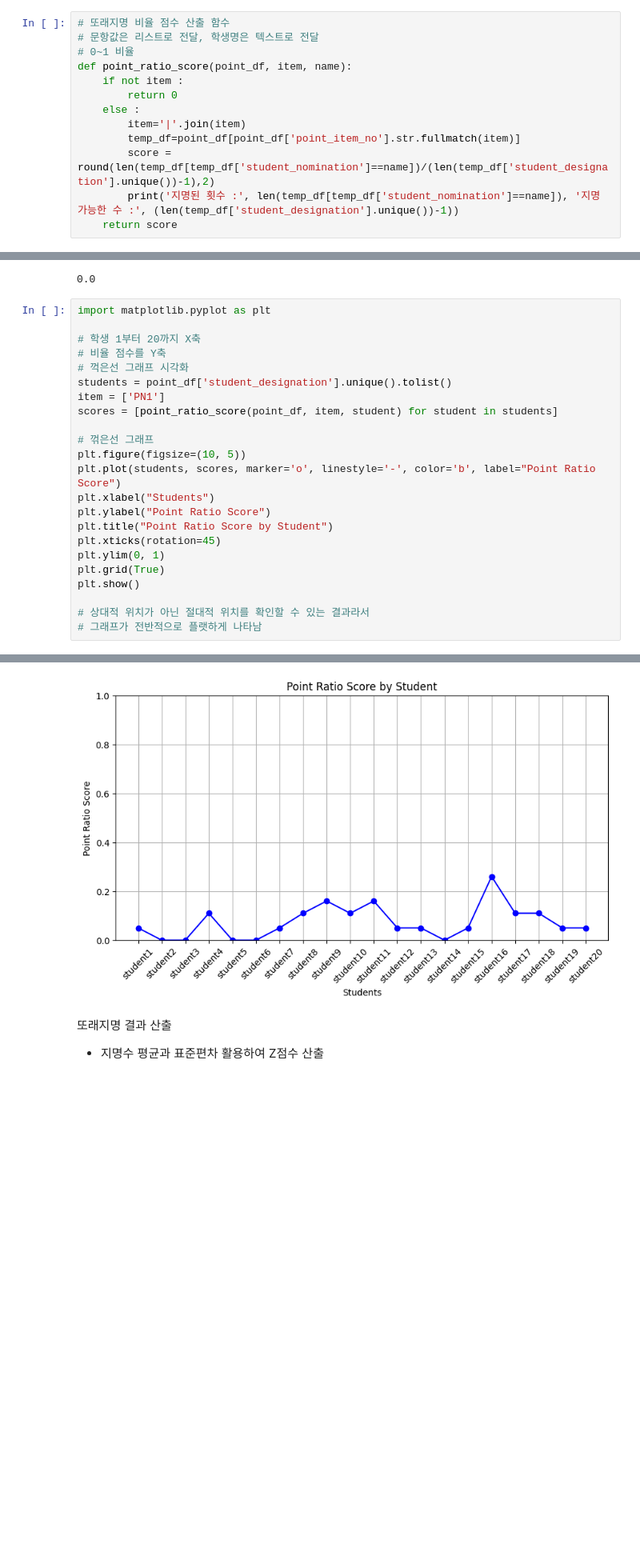
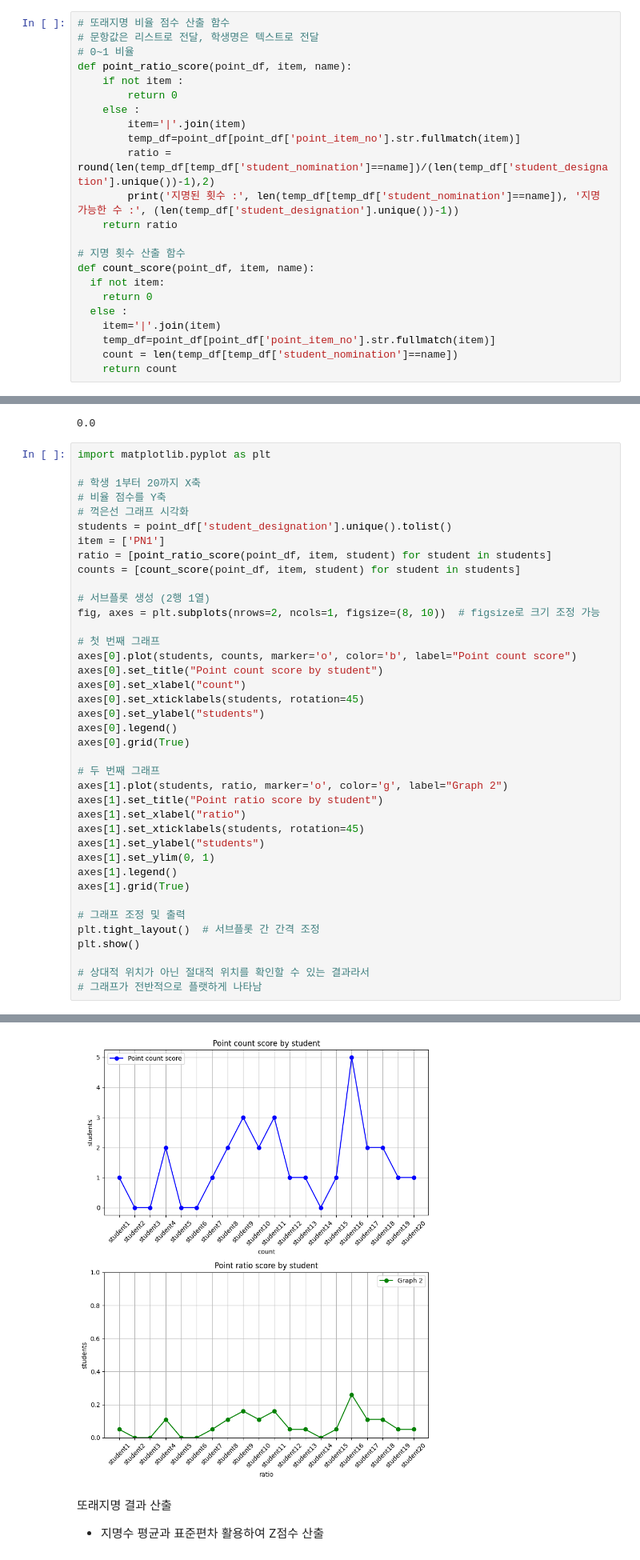
Before and after one commit to Byumin/peer, a Jupyter notebook: standard.ipynb, the cells around one changed output, grey strips where cells are left out. Shown at 80% size. Saved outputs shown, nothing was run; the diff lists cells and outputs as text; blank space fills up the shorter version.

```diff
--- a/standard.ipynb
+++ b/standard.ipynb
@@ -43,9 +43,19 @@ def point_ratio_score(point_df, item, name):
     else :
         item='|'.join(item)
         temp_df=point_df[point_df['point_item_no'].str.fullmatch(item)]
-        score = round(len(temp_df[temp_df['student_nomination']==name])/(len(temp_df['student_designation'].unique())-1),2)
+        ratio = round(len(temp_df[temp_df['student_nomination']==name])/(len(temp_df['student_designation'].unique())-1),2)
         print('지명된 횟수 :', len(temp_df[temp_df['student_nomination']==name]), '지명 가능한 수 :', (len(temp_df['student_designation'].unique())-1))
-    return score
+    return ratio
+
+# 지명 횟수 산출 함수
+def count_score(point_df, item, name):
+  if not item:
+    return 0
+  else :
+    item='|'.join(item)
+    temp_df=point_df[point_df['point_item_no'].str.fullmatch(item)]
+    count = len(temp_df[temp_df['student_nomination']==name])
+    return count
 # %%
 item = ['PN1']
 point_ratio_score(point_df, item, 'student14')
@@ -59,44 +69,60 @@ import matplotlib.pyplot as plt
 # 비율 점수를 Y축
 # 꺽은선 그래프 시각화
 students = point_df['student_designation'].unique().tolist()
 item = ['PN1']
-scores = [point_ratio_score(point_df, item, student) for student in students]
+ratio = [point_ratio_score(point_df, item, student) for student in students]
+counts = [count_score(point_df, item, student) for student in students]
 
-# 꺾은선 그래프
-plt.figure(figsize=(10, 5))
-plt.plot(students, scores, marker='o', linestyle='-', color='b', label="Point Ratio Score")
-plt.xlabel("Students")
-plt.ylabel("Point Ratio Score")
-plt.title("Point Ratio Score by Student")
-plt.xticks(rotation=45)
-plt.ylim(0, 1)
-plt.grid(True)
+# 서브플롯 생성 (2행 1열)
+fig, axes = plt.subplots(nrows=2, ncols=1, figsize=(8, 10))  # figsize로 크기 조정 가능
+
+# 첫 번째 그래프
+axes[0].plot(students, counts, marker='o', color='b', label="Point count score")
+axes[0].set_title("Point count score by student")
+axes[0].set_xlabel("count")
+axes[0].set_xticklabels(students, rotation=45)
+axes[0].set_ylabel("students")
+axes[0].legend()
+axes[0].grid(True)
+
+# 두 번째 그래프
+axes[1].plot(students, ratio, marker='o', color='g', label="Graph 2")
+axes[1].set_title("Point ratio score by student")
+axes[1].set_xlabel("ratio")
+axes[1].set_xticklabels(students, rotation=45)
+axes[1].set_ylabel("students")
+axes[1].set_ylim(0, 1)
+axes[1].legend()
+axes[1].grid(True)
+
+# 그래프 조정 및 출력
+plt.tight_layout()  # 서브플롯 간 간격 조정
 plt.show()
 
 # 상대적 위치가 아닌 절대적 위치를 확인할 수 있는 결과라서
 # 그래프가 전반적으로 플랫하게 나타남
 # %% [output]
 지명된 횟수 : 1 지명 가능한 수 : 19
 지명된 횟수 : 0 지명 가능한 수 : 19
 지명된 횟수 : 0 지명 가능한 수 : 19
 지명된 횟수 : 2 지명 가능한 수 : 19
 지명된 횟수 : 0 지명 가능한 수 : 19
 지명된 횟수 : 0 지명 가능한 수 : 19
 지명된 횟수 : 1 지명 가능한 수 : 19
 지명된 횟수 : 2 지명 가능한 수 : 19
 지명된 횟수 : 3 지명 가능한 수 : 19
 지명된 횟수 : 2 지명 가능한 수 : 19
 지명된 횟수 : 3 지명 가능한 수 : 19
 지명된 횟수 : 1 지명 가능한 수 : 19
 지명된 횟수 : 1 지명 가능한 수 : 19
 지명된 횟수 : 0 지명 가능한 수 : 19
 지명된 횟수 : 1 지명 가능한 수 : 19
 지명된 횟수 : 5 지명 가능한 수 : 19
 지명된 횟수 : 2 지명 가능한 수 : 19
 지명된 횟수 : 2 지명 가능한 수 : 19
 지명된 횟수 : 1 지명 가능한 수 : 19
 지명된 횟수 : 1 지명 가능한 수 : 19
-[figure, old version]
+[figure, new version]
 # %% [markdown]
 또래지명 결과 산출
 * 지명수 평균과 표준편차 활용하여 Z점수 산출
```
